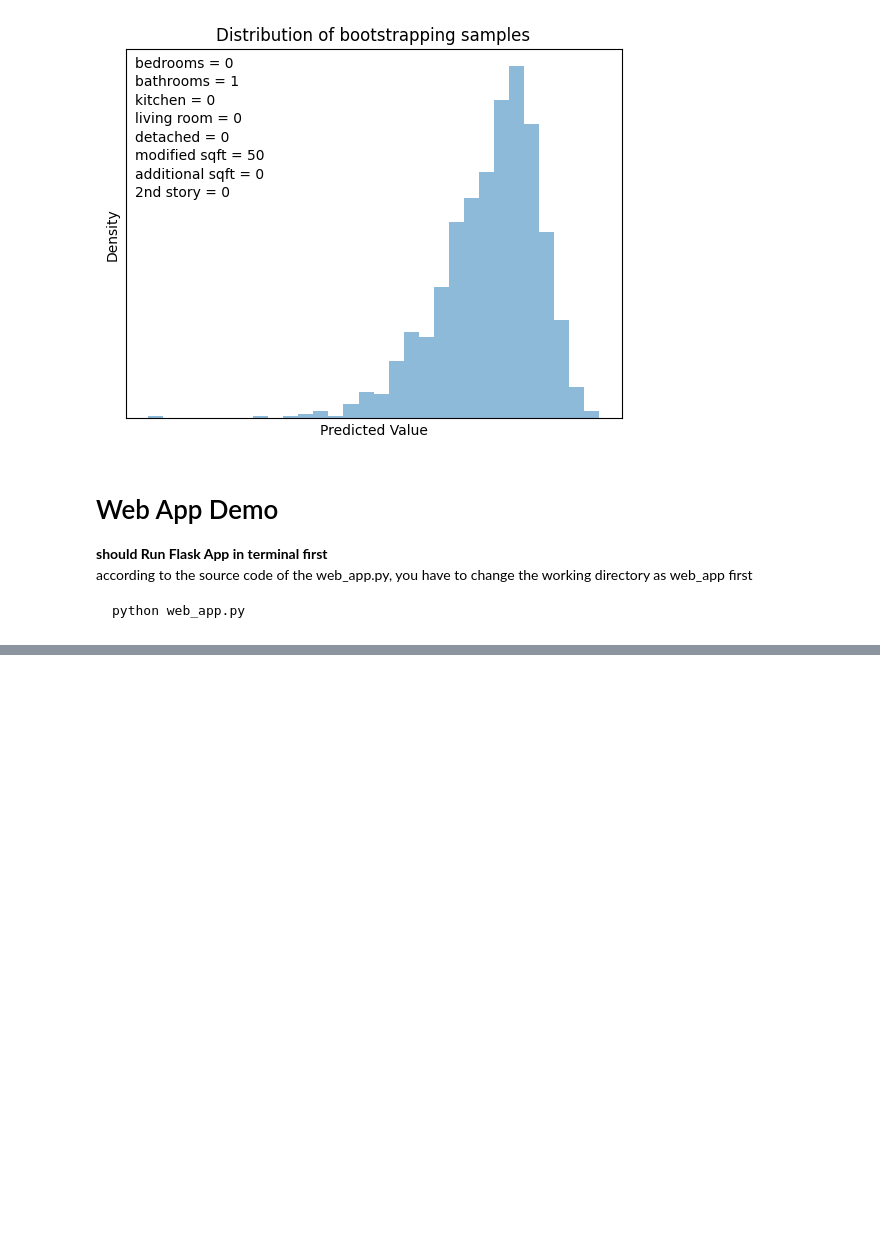
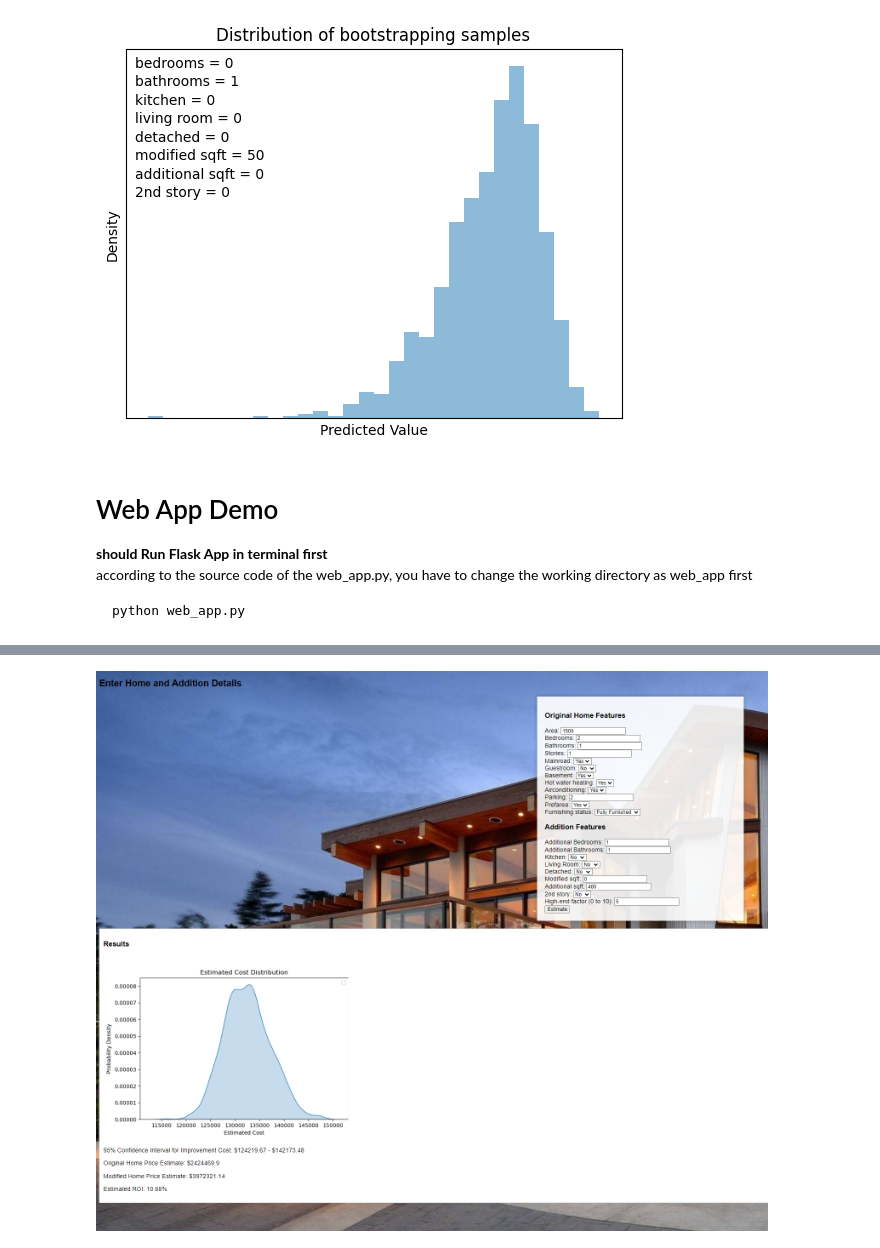
Before and after one commit to liam-hsieh/phys243-project, a Jupyter notebook: project.ipynb, the cells around one changed output, grey strips where cells are left out. Drawn from its saved outputs; the diff is of its cells as text; code cells hidden in the pictures; blank space fills up the shorter version.

```diff
--- a/project.ipynb
+++ b/project.ipynb
@@ -590,3 +590,13 @@ IFrame("http://127.0.0.1:5000", width=width, height=height)
 # display(iframe_widget)
 # %% [output]
 [interactive output not drawn]
+# %%
+from IPython.display import Image
+
+image_path = 'web_app_pic.PNG'
+
+Image(filename=image_path)
+
+# This just shows an image of the executed web_app.py as proof of functionality.
+# %% [output]
+[figure, added]
```
